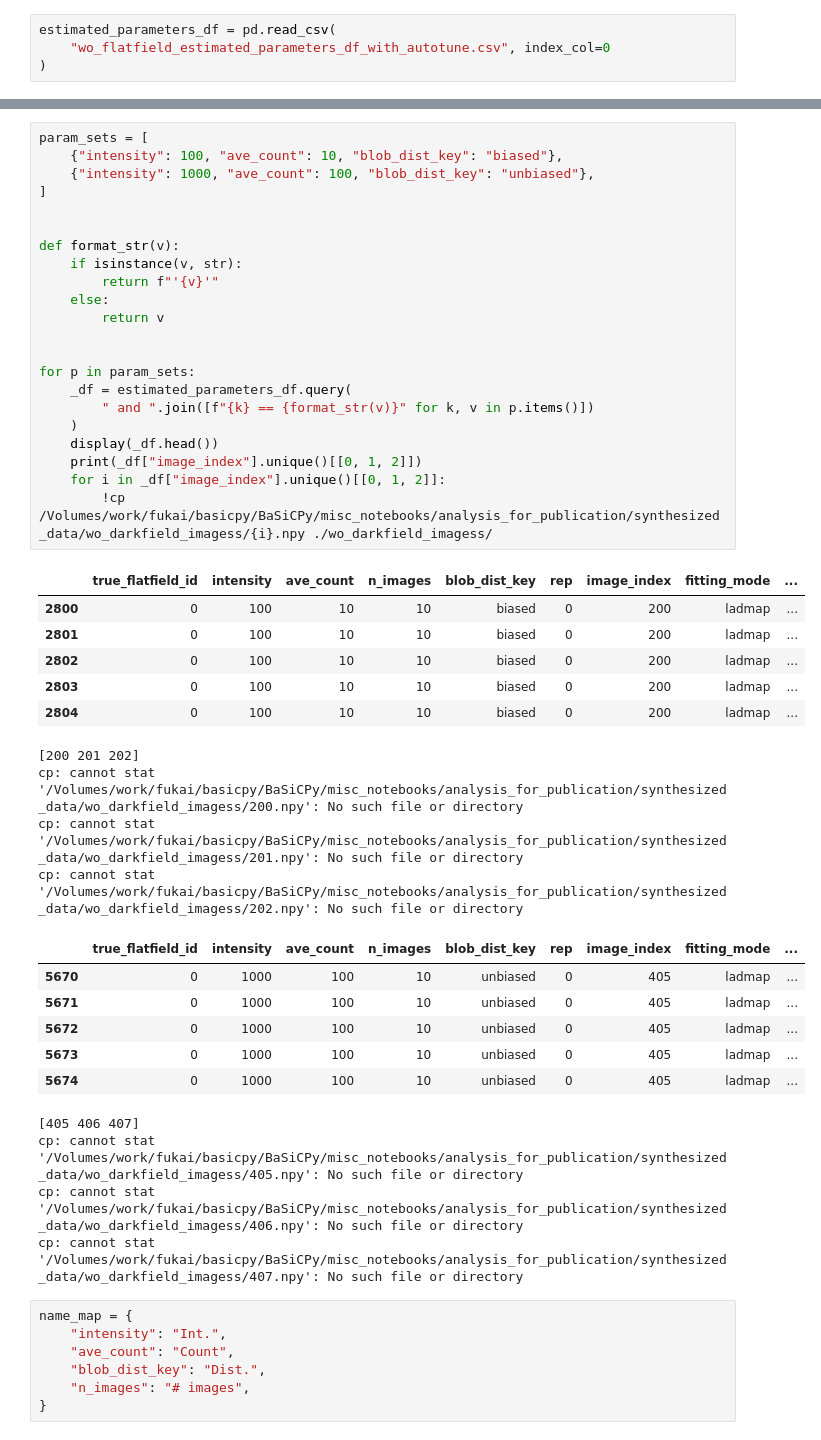
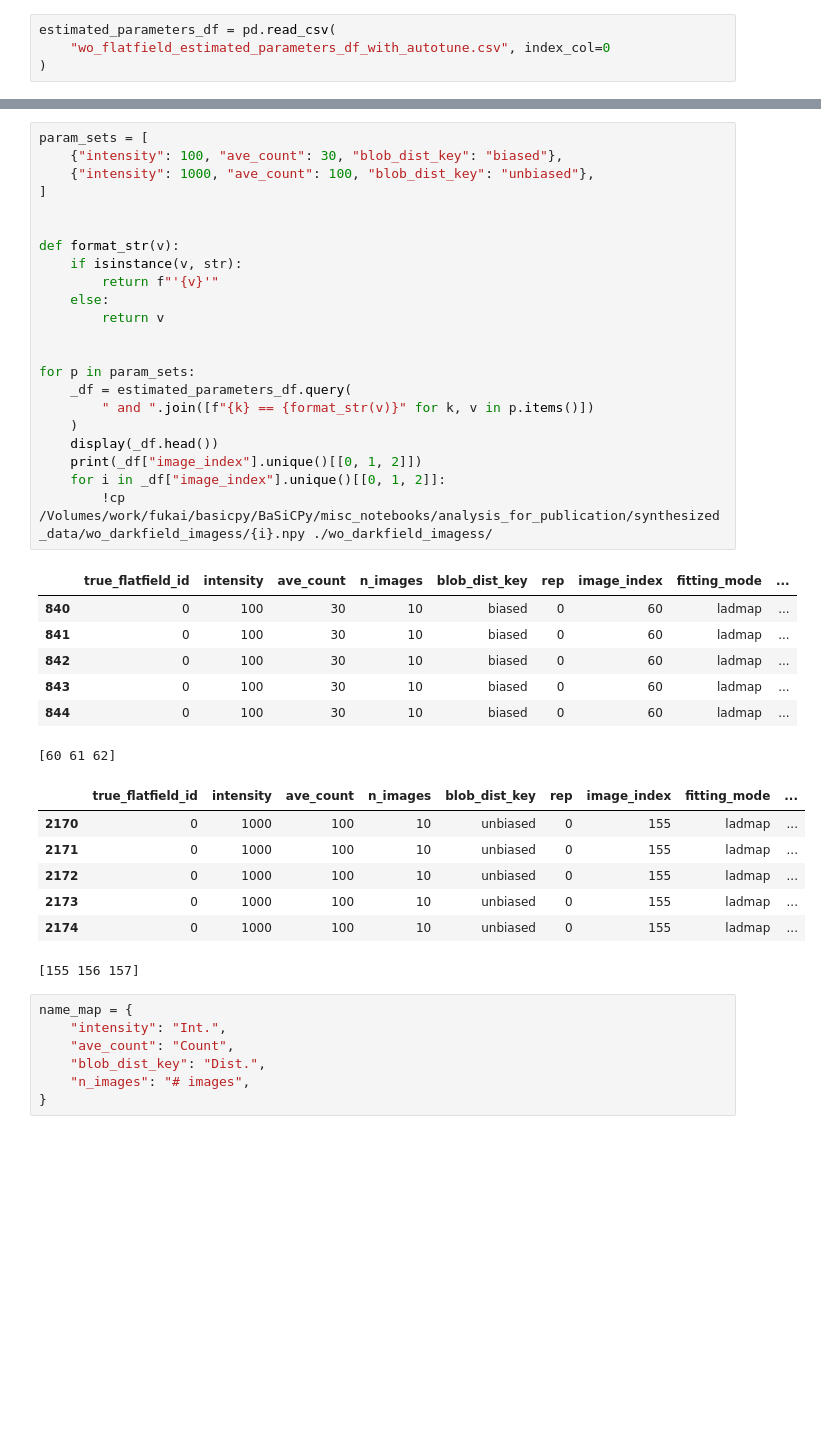
Before and after one commit to yfukai/BaSiCpy, a Jupyter notebook: misc_notebooks/analysis_for_publication/synthesized_data/002c_plot.ipynb, the cells around one changed output, grey strips where cells are left out. Drawn from its saved outputs; the diff is of its cells as text; blank space fills up the shorter version.

```diff
--- a/misc_notebooks/analysis_for_publication/synthesized_data/002c_plot.ipynb
+++ b/misc_notebooks/analysis_for_publication/synthesized_data/002c_plot.ipynb
@@ -31,46 +47,40 @@ estimated_parameters_df = pd.read_csv(
 # %%
 param_sets = [
-    {"intensity": 100, "ave_count": 10, "blob_dist_key": "biased"},
+    {"intensity": 100, "ave_count": 30, "blob_dist_key": "biased"},
     {"intensity": 1000, "ave_count": 100, "blob_dist_key": "unbiased"},
 ]
 
 
 def format_str(v):
     if isinstance(v, str):
         return f"'{v}'"
     else:
         return v
 
 
 for p in param_sets:
     _df = estimated_parameters_df.query(
         " and ".join([f"{k} == {format_str(v)}" for k, v in p.items()])
     )
     display(_df.head())
     print(_df["image_index"].unique()[[0, 1, 2]])
     for i in _df["image_index"].unique()[[0, 1, 2]]:
         !cp /Volumes/work/fukai/basicpy/BaSiCPy/misc_notebooks/analysis_for_publication/synthesized_data/wo_darkfield_imagess/{i}.npy ./wo_darkfield_imagess/
 # %% [output]
 |  | true_flatfield_id | intensity | ave_count | n_images | blob_dist_key | rep | image_index | fitting_mode | ... |
-| 2800 | 0 | 100 | 10 | 10 | biased | 0 | 200 | ladmap | ... |
-| 2801 | 0 | 100 | 10 | 10 | biased | 0 | 200 | ladmap | ... |
-| 2802 | 0 | 100 | 10 | 10 | biased | 0 | 200 | ladmap | ... |
-| 2803 | 0 | 100 | 10 | 10 | biased | 0 | 200 | ladmap | ... |
-| 2804 | 0 | 100 | 10 | 10 | biased | 0 | 200 | ladmap | ... |
+| 840 | 0 | 100 | 30 | 10 | biased | 0 | 60 | ladmap | ... |
+| 841 | 0 | 100 | 30 | 10 | biased | 0 | 60 | ladmap | ... |
+| 842 | 0 | 100 | 30 | 10 | biased | 0 | 60 | ladmap | ... |
+| 843 | 0 | 100 | 30 | 10 | biased | 0 | 60 | ladmap | ... |
+| 844 | 0 | 100 | 30 | 10 | biased | 0 | 60 | ladmap | ... |
-[200 201 202]
-cp: cannot stat '/Volumes/work/fukai/basicpy/BaSiCPy/misc_notebooks/analysis_for_publication/synthesized_data/wo_darkfield_imagess/200.npy': No such file or directory
-cp: cannot stat '/Volumes/work/fukai/basicpy/BaSiCPy/misc_notebooks/analysis_for_publication/synthesized_data/wo_darkfield_imagess/201.npy': No such file or directory
-cp: cannot stat '/Volumes/work/fukai/basicpy/BaSiCPy/misc_notebooks/analysis_for_publication/synthesized_data/wo_darkfield_imagess/202.npy': No such file or directory
+[60 61 62]
 |  | true_flatfield_id | intensity | ave_count | n_images | blob_dist_key | rep | image_index | fitting_mode | ... |
-| 5670 | 0 | 1000 | 100 | 10 | unbiased | 0 | 405 | ladmap | ... |
-| 5671 | 0 | 1000 | 100 | 10 | unbiased | 0 | 405 | ladmap | ... |
-| 5672 | 0 | 1000 | 100 | 10 | unbiased | 0 | 405 | ladmap | ... |
-| 5673 | 0 | 1000 | 100 | 10 | unbiased | 0 | 405 | ladmap | ... |
-| 5674 | 0 | 1000 | 100 | 10 | unbiased | 0 | 405 | ladmap | ... |
+| 2170 | 0 | 1000 | 100 | 10 | unbiased | 0 | 155 | ladmap | ... |
+| 2171 | 0 | 1000 | 100 | 10 | unbiased | 0 | 155 | ladmap | ... |
+| 2172 | 0 | 1000 | 100 | 10 | unbiased | 0 | 155 | ladmap | ... |
+| 2173 | 0 | 1000 | 100 | 10 | unbiased | 0 | 155 | ladmap | ... |
+| 2174 | 0 | 1000 | 100 | 10 | unbiased | 0 | 155 | ladmap | ... |
-[405 406 407]
-cp: cannot stat '/Volumes/work/fukai/basicpy/BaSiCPy/misc_notebooks/analysis_for_publication/synthesized_data/wo_darkfield_imagess/405.npy': No such file or directory
-cp: cannot stat '/Volumes/work/fukai/basicpy/BaSiCPy/misc_notebooks/analysis_for_publication/synthesized_data/wo_darkfield_imagess/406.npy': No such file or directory
-cp: cannot stat '/Volumes/work/fukai/basicpy/BaSiCPy/misc_notebooks/analysis_for_publication/synthesized_data/wo_darkfield_imagess/407.npy': No such file or directory
+[155 156 157]
 # %%
 name_map = {
     "intensity": "Int.",
```
Also changed, not shown: parts of 6 cells of this notebook, 4 other files.
